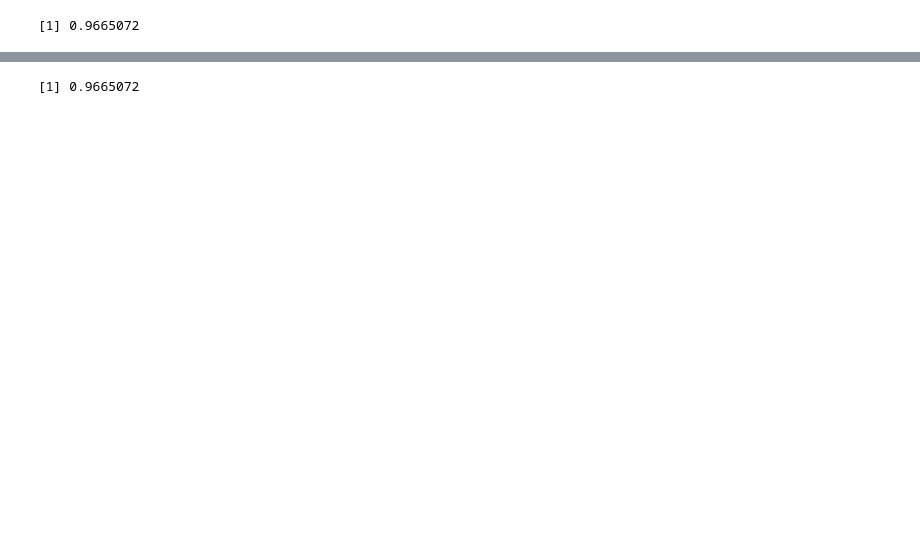
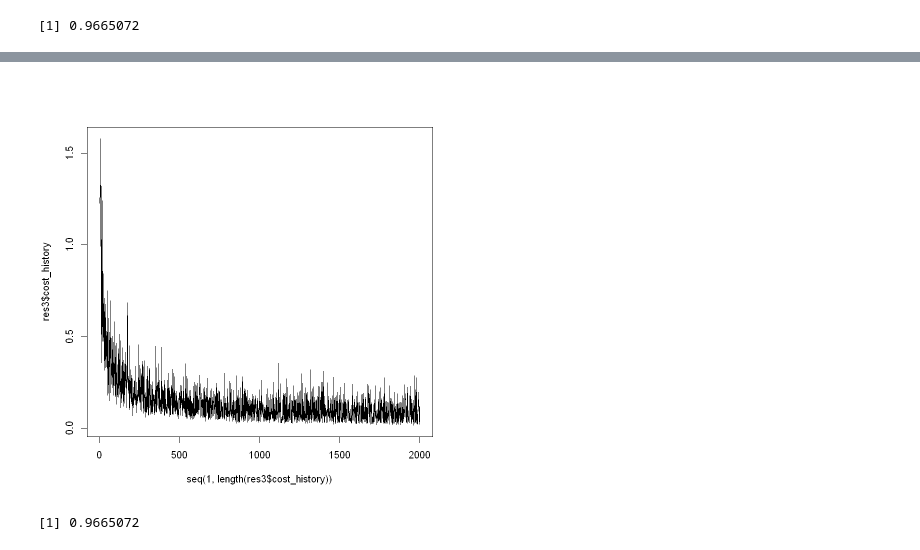
Before and after one commit to RomainDudoit/M2_RPackage, a Jupyter notebook: Notebook_romain.ipynb, the cells around one changed output, grey strips where cells are left out. Drawn from its saved outputs; the diff is of its cells as text; code cells hidden in the pictures; blank space fills up the shorter version.

```diff
--- a/Notebook_romain.ipynb
+++ b/Notebook_romain.ipynb
@@ -398,4 +447,6 @@ print(accuracy)
 # %%
-res3 <- fit(classe ~ ., train_set, mode = "mini-batch", batch_size = 32, learning_rate = 0.01, max_iter = 2000, tol = 1e-4) # nolint
+res3 <- rlgd.fit(classe ~ ., train_set, mode = "mini-batch", batch_size = 32, learning_rate = 0.01, max_iter = 2000, tol = 1e-4) # nolint
 plot(seq(1, length(res3$cost_history)), res3$cost_history, type = "l")
+# %% [output]
+[figure, added]
 # %%
```
Also changed, not shown: parts of 12 cells of this notebook, 1 other file.
